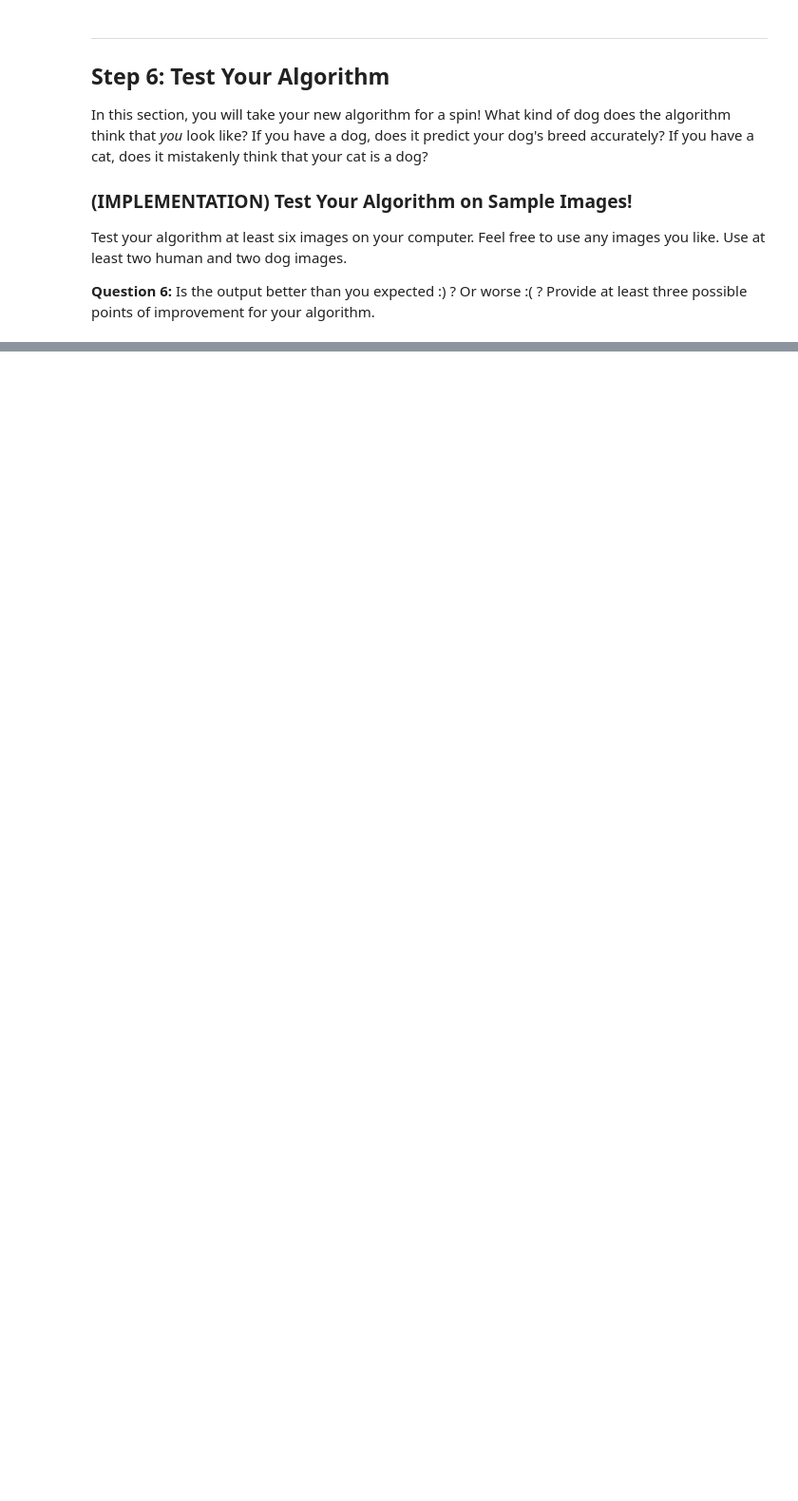
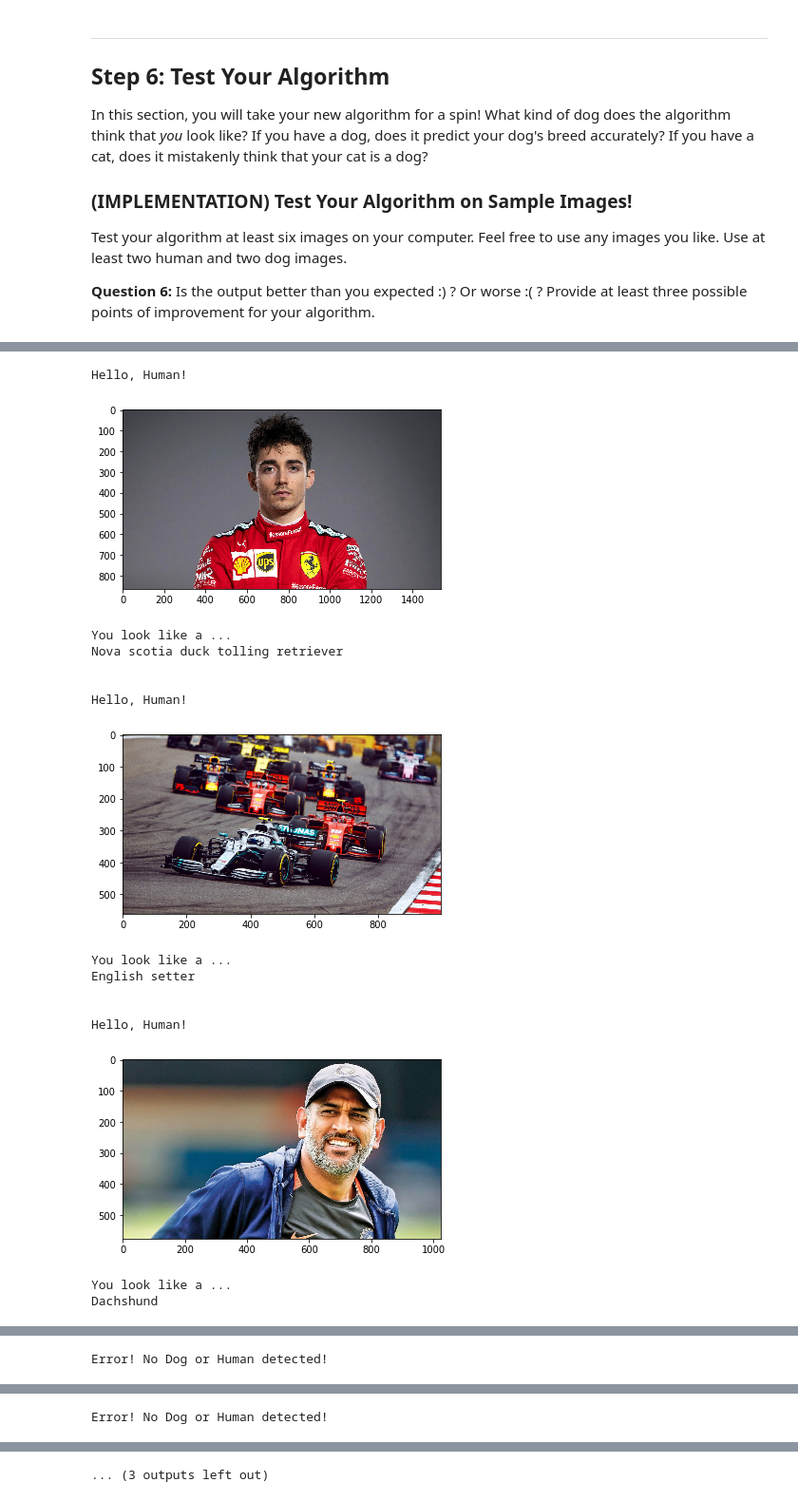
Before and after one commit to anmoljm/Dog_Face_Detection, a Jupyter notebook: dog_app.ipynb, the cells around one changed output, grey strips where cells are left out. Shown at 95% size. Cells and saved outputs as stored; diff of their text form; code cells hidden in the pictures; blank space fills up the shorter version.

```diff
--- a/dog_app.ipynb
+++ b/dog_app.ipynb
@@ -496,8 +620,10 @@ optimizer_transfer = None
 
 Train and validate your model in the code cell below.  [Save the final model parameters](http://pytorch.org/docs/master/notes/serialization.html) at filepath `'model_transfer.pt'`.
 # %%
+n_epochs = 20
+
 # train the model
-model_transfer = # train(n_epochs, loaders_transfer, model_transfer, optimizer_transfer, criterion_transfer, use_cuda, 'model_transfer.pt')
+model_transfer = train(n_epochs, train_loader, model_transfer, optimizer_transfer, criterion_transfer, use_cuda, 'model_transfer.pt')
 
 # load the model that got the best validation accuracy (uncomment the line below)
-#model_transfer.load_state_dict(torch.load('model_transfer.pt'))
+model_transfer.load_state_dict(torch.load('model_transfer.pt'))
@@ -548,3 +728,23 @@ def run_app(img_path):
+# %%
+def run_app(img_path):
+    ## handle cases for a human face, dog, and neither
+    img = Image.open(img_path)
+    plt.imshow(img)
+
+    if dog_detector(img_path) is True:
+        prediction = predict_breed_transfer(img_path, model_transfer, class_names)
+        print("\n\nHello, Dog!")
+        plt.show()
+        print("You look like a ...\n{0}".format(prediction))
+
+    elif face_detector(img_path) is True:
+        prediction = predict_breed_transfer(img_path, model_transfer, class_names)
+        print("\n\nHello, Human!")
+        plt.show()
+        print("You look like a ...\n{0}".format(prediction))
+    else:
+        plt.show()
+        print("\n\nError! No Dog or Human detected!")
 # %% [markdown]
 ---
 <a id='step6'></a>
@@ -562,8 +759,0 @@ __Answer:__ (Three possible points for improvement)
-# %%
-## TODO: Execute your algorithm from Step 6 on
-## at least 6 images on your computer.
-## Feel free to use as many code cells as needed.
-
-## suggested code, below
-for file in np.hstack((human_files[:3], dog_files[:3])):
-    run_app(file)
@@ -569,0 +764,26 @@ for file in np.hstack((human_files[:3], dog_files[:3])):
+# %%
+
+## suggested code, below
+test_files = np.array(glob("my_images/*"))
+
+
+
+for file in np.hstack((test_files[:])):
+    run_app(file)
+# %% [output]
+Hello, Human!
+[figure, added]
+You look like a ...
+Nova scotia duck tolling retriever
+
+
+Hello, Human!
+[figure, added]
+You look like a ...
+English setter
+
+
+Hello, Human!
+[figure, added]
+You look like a ...
+Dachshund
@@ -569,0 +791 @@ for file in np.hstack((human_files[:3], dog_files[:3])):
+Error! No Dog or Human detected!
@@ -569,0 +793 @@ for file in np.hstack((human_files[:3], dog_files[:3])):
+Error! No Dog or Human detected!
@@ -569,0 +795 @@ for file in np.hstack((human_files[:3], dog_files[:3])):
+... (3 outputs left out)
```
Also changed, not shown: parts of 34 cells of this notebook, 21 other files.
